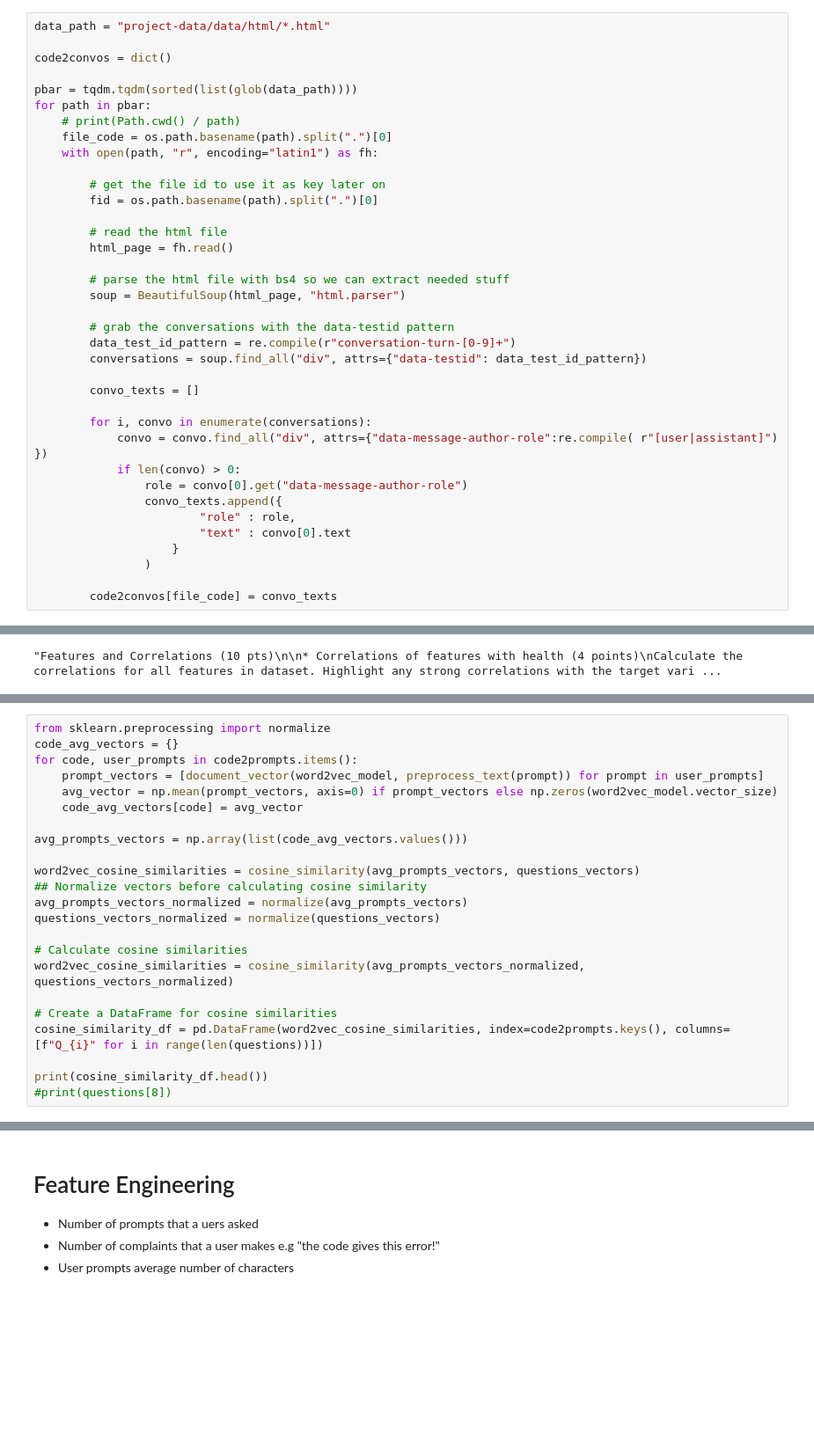
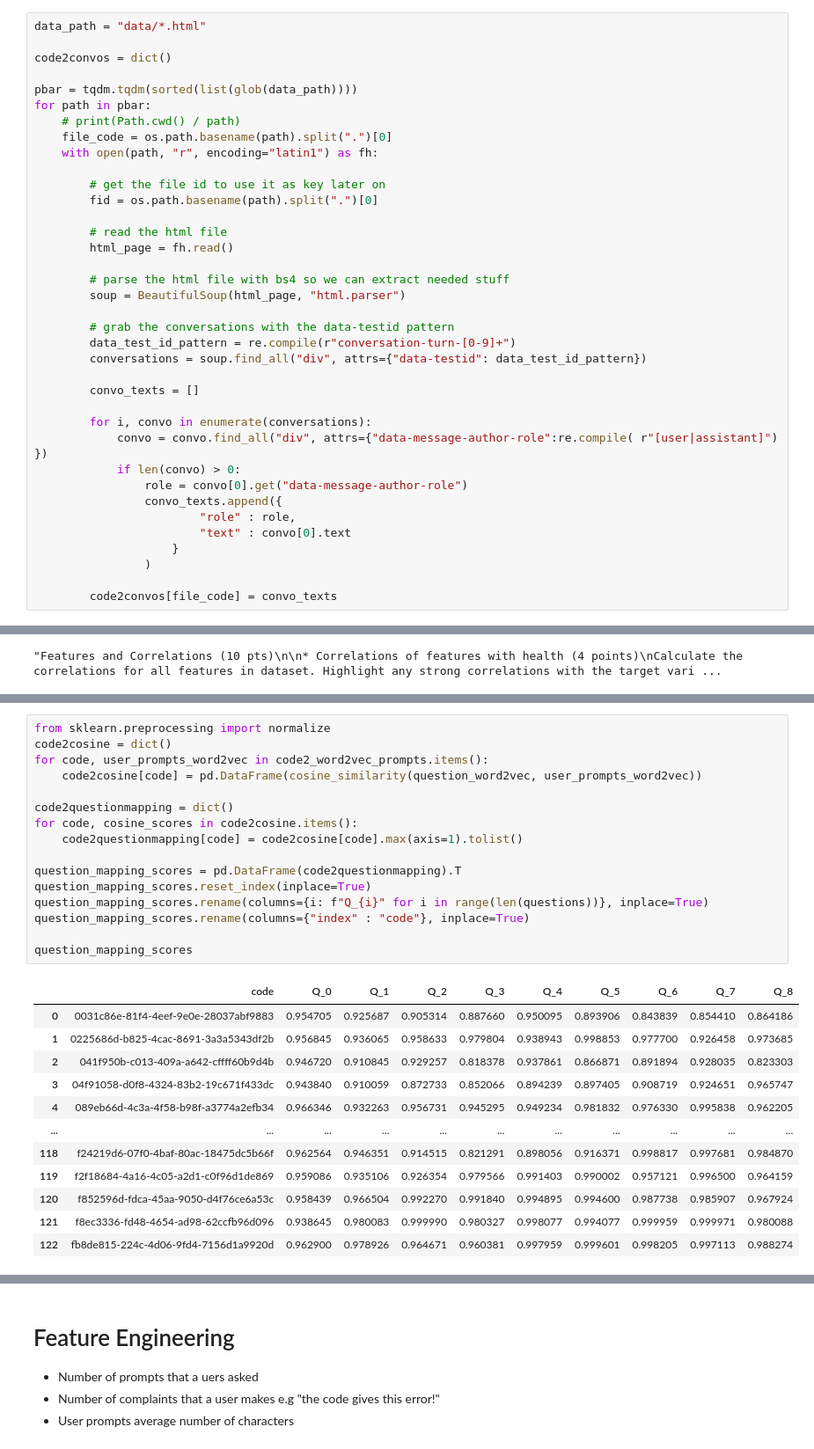
Before and after one commit to canturkmen/CS412-Project, a Jupyter notebook: CS412_Project.ipynb, the cells around one changed output, grey strips where cells are left out. Shown: that part at 88% size. Saved outputs shown, nothing was run; the diff lists cells and outputs as text; blank space fills up the shorter version.

```diff
--- a/CS412_Project.ipynb
+++ b/CS412_Project.ipynb
@@ -55,7 +39,7 @@ print(scores_df.head())
 3           3  6a903495-c5be-4263-b4dd-75e2bbc30434   97.0
 4           4  6d5742c1-77c4-429c-8f6e-ef1262ca5557   93.0
 # %%
-data_path = "project-data/data/html/*.html"
+data_path = "data/*.html"
 
 code2convos = dict()
 
@@ -393,23 +361,0 @@ print(prompts_vectors[0])
-# %%
-from sklearn.preprocessing import normalize
-code_avg_vectors = {}
-for code, user_prompts in code2prompts.items():
-    prompt_vectors = [document_vector(word2vec_model, preprocess_text(prompt)) for prompt in user_prompts]
-    avg_vector = np.mean(prompt_vectors, axis=0) if prompt_vectors else np.zeros(word2vec_model.vector_size)
-    code_avg_vectors[code] = avg_vector
-
-avg_prompts_vectors = np.array(list(code_avg_vectors.values()))
-
-word2vec_cosine_similarities = cosine_similarity(avg_prompts_vectors, questions_vectors)
-## Normalize vectors before calculating cosine similarity
-avg_prompts_vectors_normalized = normalize(avg_prompts_vectors)
-questions_vectors_normalized = normalize(questions_vectors)
-
-# Calculate cosine similarities
-word2vec_cosine_similarities = cosine_similarity(avg_prompts_vectors_normalized, questions_vectors_normalized)
-
-# Create a DataFrame for cosine similarities
-cosine_similarity_df = pd.DataFrame(word2vec_cosine_similarities, index=code2prompts.keys(), columns=[f"Q_{i}" for i in range(len(questions))])
-
-print(cosine_similarity_df.head())
-#print(questions[8])
@@ -433,0 +362,29 @@ Find the information gain on the first split (10 pts)
+# %%
+from sklearn.preprocessing import normalize
+code2cosine = dict()
+for code, user_prompts_word2vec in code2_word2vec_prompts.items():
+    code2cosine[code] = pd.DataFrame(cosine_similarity(question_word2vec, user_prompts_word2vec))
+
+code2questionmapping = dict()
+for code, cosine_scores in code2cosine.items():
+    code2questionmapping[code] = code2cosine[code].max(axis=1).tolist()
+
+question_mapping_scores = pd.DataFrame(code2questionmapping).T
+question_mapping_scores.reset_index(inplace=True)
+question_mapping_scores.rename(columns={i: f"Q_{i}" for i in range(len(questions))}, inplace=True)
+question_mapping_scores.rename(columns={"index" : "code"}, inplace=True)
+
+question_mapping_scores
+# %% [output]
+|  | code | Q_0 | Q_1 | Q_2 | Q_3 | Q_4 | Q_5 | Q_6 | Q_7 | Q_8 |
+| 0 | 0031c86e-81f4-4eef-9e0e-28037abf9883 | 0.954705 | 0.925687 | 0.905314 | 0.887660 | 0.950095 | 0.893906 | 0.843839 | 0.854410 | 0.864186 |
+| 1 | 0225686d-b825-4cac-8691-3a3a5343df2b | 0.956845 | 0.936065 | 0.958633 | 0.979804 | 0.938943 | 0.998853 | 0.977700 | 0.926458 | 0.973685 |
+| 2 | 041f950b-c013-409a-a642-cffff60b9d4b | 0.946720 | 0.910845 | 0.929257 | 0.818378 | 0.937861 | 0.866871 | 0.891894 | 0.928035 | 0.823303 |
+| 3 | 04f91058-d0f8-4324-83b2-19c671f433dc | 0.943840 | 0.910059 | 0.872733 | 0.852066 | 0.894239 | 0.897405 | 0.908719 | 0.924651 | 0.965747 |
+| 4 | 089eb66d-4c3a-4f58-b98f-a3774a2efb34 | 0.966346 | 0.932263 | 0.956731 | 0.945295 | 0.949234 | 0.981832 | 0.976330 | 0.995838 | 0.962205 |
+| ... | ... | ... | ... | ... | ... | ... | ... | ... | ... | ... |
+| 118 | f24219d6-07f0-4baf-80ac-18475dc5b66f | 0.962564 | 0.946351 | 0.914515 | 0.821291 | 0.898056 | 0.916371 | 0.998817 | 0.997681 | 0.984870 |
+| 119 | f2f18684-4a16-4c05-a2d1-c0f96d1de869 | 0.959086 | 0.935106 | 0.926354 | 0.979566 | 0.991403 | 0.990002 | 0.957121 | 0.996500 | 0.964159 |
+| 120 | f852596d-fdca-45aa-9050-d4f76ce6a53c | 0.958439 | 0.966504 | 0.992270 | 0.991840 | 0.994895 | 0.994600 | 0.987738 | 0.985907 | 0.967924 |
+| 121 | f8ec3336-fd48-4654-ad98-62ccfb96d096 | 0.938645 | 0.980083 | 0.999990 | 0.980327 | 0.998077 | 0.994077 | 0.999959 | 0.999971 | 0.980088 |
+| 122 | fb8de815-224c-4d06-9fd4-7156d1a9920d | 0.962900 | 0.978926 | 0.964671 | 0.960381 | 0.997959 | 0.999601 | 0.998205 | 0.997113 | 0.988274 |
```
Also changed, not shown: parts of 22 cells of this notebook.
